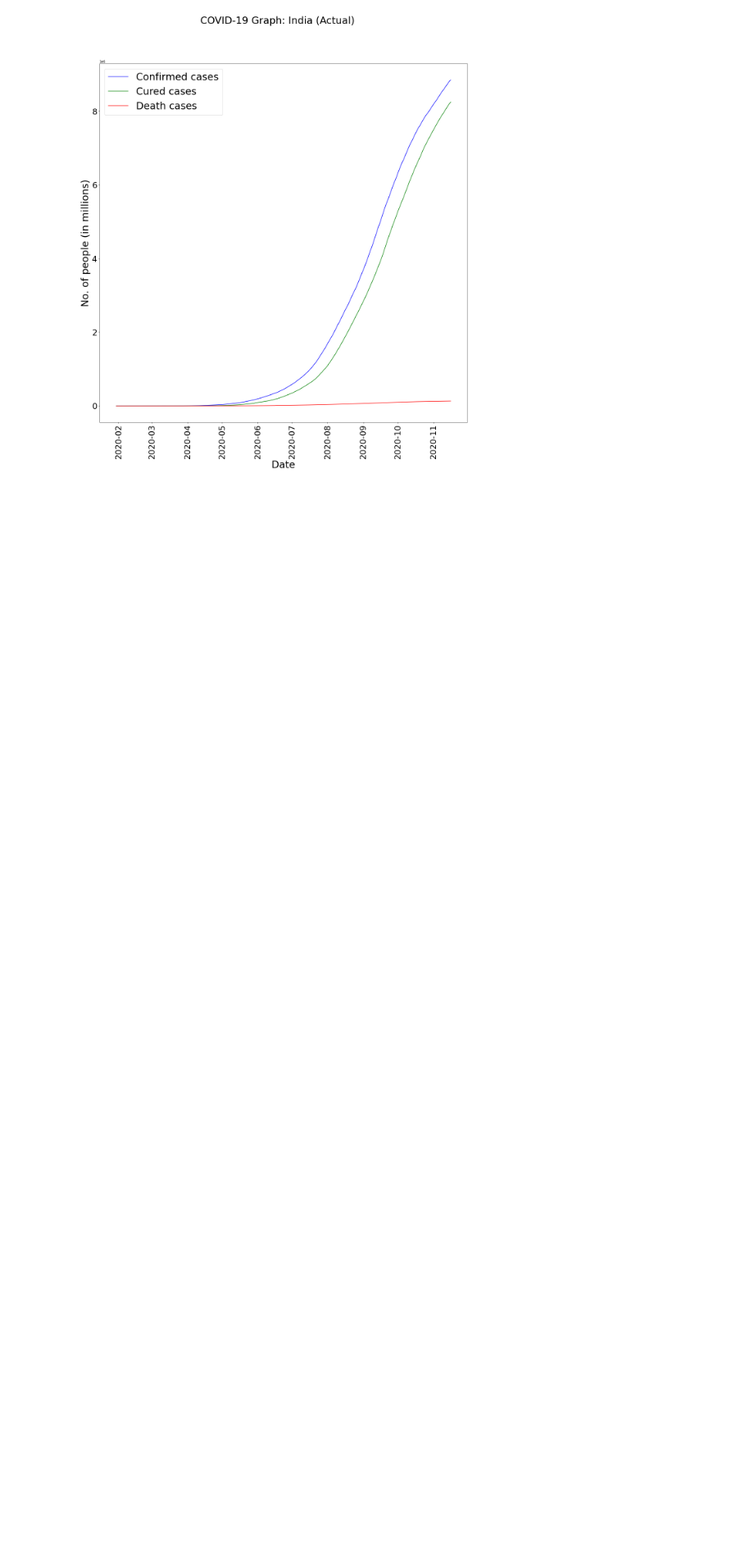
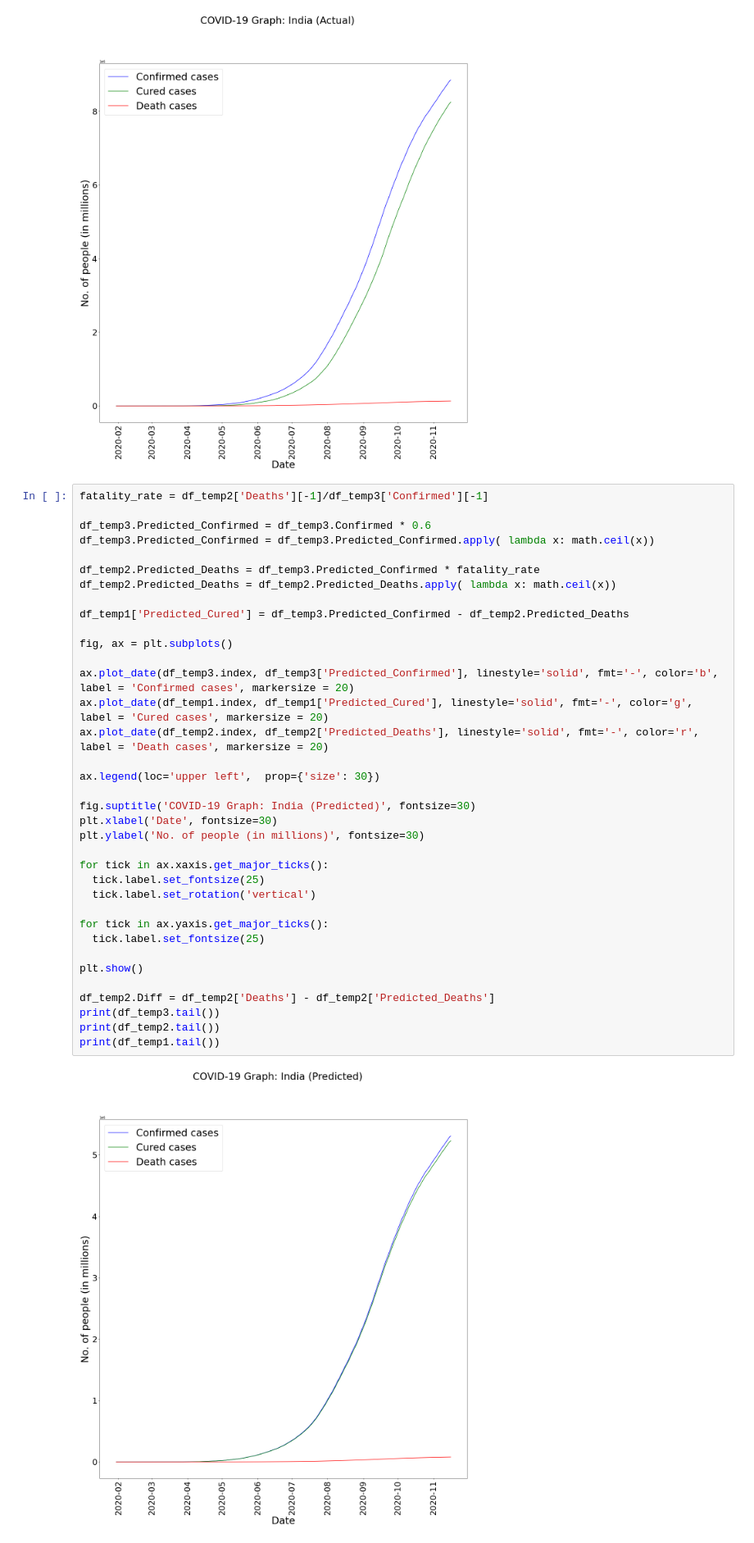
Before and after one commit to spranavi/COVID-19-IUPUI-Challenge, a Jupyter notebook: covid_19_India.ipynb, the cells around one changed output. Shown: that part at 82% size. Drawn from its saved outputs; the diff is of its cells as text; blank space fills up the shorter version.

```diff
--- a/covid_19_India.ipynb
+++ b/covid_19_India.ipynb
@@ -77,3 +77,41 @@ plt.show()
 fatality_rate = df_temp2['Deaths'][-1]/df_temp3['Confirmed'][-1]
 # %% [output]
 [figure]
+# %%
+fatality_rate = df_temp2['Deaths'][-1]/df_temp3['Confirmed'][-1]
+
+df_temp3.Predicted_Confirmed = df_temp3.Confirmed * 0.6
+df_temp3.Predicted_Confirmed = df_temp3.Predicted_Confirmed.apply( lambda x: math.ceil(x))
+
+df_temp2.Predicted_Deaths = df_temp3.Predicted_Confirmed * fatality_rate
+df_temp2.Predicted_Deaths = df_temp2.Predicted_Deaths.apply( lambda x: math.ceil(x))
+
+df_temp1['Predicted_Cured'] = df_temp3.Predicted_Confirmed - df_temp2.Predicted_Deaths
+
+fig, ax = plt.subplots()
+
+ax.plot_date(df_temp3.index, df_temp3['Predicted_Confirmed'], linestyle='solid', fmt='-', color='b', label = 'Confirmed cases', markersize = 20)
+ax.plot_date(df_temp1.index, df_temp1['Predicted_Cured'], linestyle='solid', fmt='-', color='g', label = 'Cured cases', markersize = 20)
+ax.plot_date(df_temp2.index, df_temp2['Predicted_Deaths'], linestyle='solid', fmt='-', color='r', label = 'Death cases', markersize = 20)
+
+ax.legend(loc='upper left',  prop={'size': 30})
+
+fig.suptitle('COVID-19 Graph: India (Predicted)', fontsize=30)
+plt.xlabel('Date', fontsize=30)
+plt.ylabel('No. of people (in millions)', fontsize=30)
+
+for tick in ax.xaxis.get_major_ticks():
+  tick.label.set_fontsize(25)
+  tick.label.set_rotation('vertical')
+
+for tick in ax.yaxis.get_major_ticks():
+  tick.label.set_fontsize(25)
+
+plt.show()
+
+df_temp2.Diff = df_temp2['Deaths'] - df_temp2['Predicted_Deaths']
+print(df_temp3.tail())
+print(df_temp2.tail())
+print(df_temp1.tail())
+# %% [output]
+[figure, added]
```
Also changed, not shown: parts of 1 cell of this notebook.
